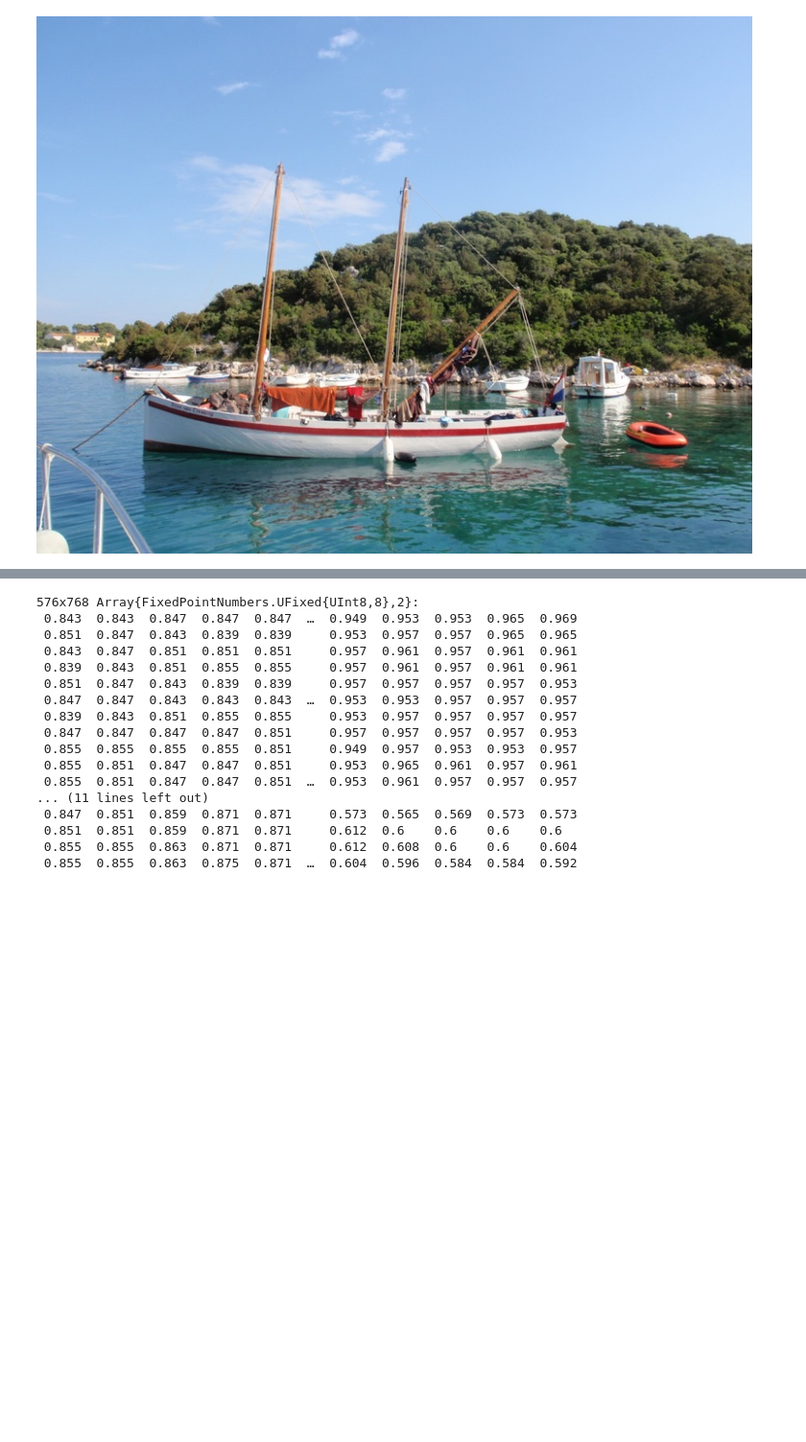
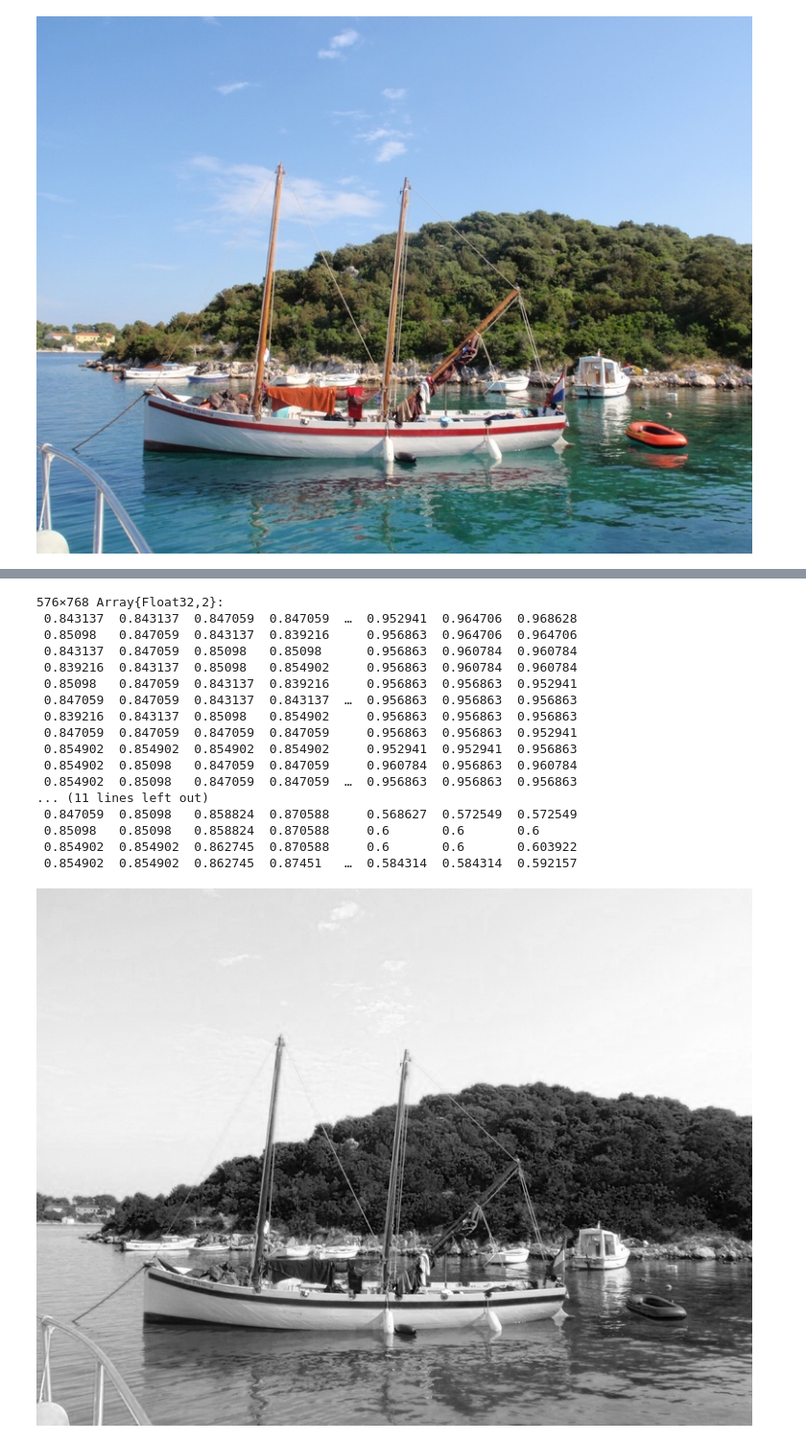
Before and after one commit to ivanslapnicar/Numericka_analiza, a Jupyter notebook: src/NA17_Kompresija_podataka.ipynb, the cells around one changed output, grey strips where cells are left out. Shown at 96% size. Saved outputs shown, nothing was run; the diff lists cells and outputs as text; code cells hidden in the pictures; blank space fills up the shorter version.

```diff
--- a/src/NA17_Kompresija_podataka.ipynb
+++ b/src/NA17_Kompresija_podataka.ipynb
@@ -45,25 +52,29 @@ RGB Images.Image with:
 # %%
-R=data(imgsep[:,:,1])
-G=data(imgsep[:,:,2])
-B=data(imgsep[:,:,3])
+R=channels[1,:,:]
+G=channels[2,:,:]
+B=channels[3,:,:]
 # %% [output]
-576x768 Array{FixedPointNumbers.UFixed{UInt8,8},2}:
- 0.843  0.843  0.847  0.847  0.847  …  0.949  0.953  0.953  0.965  0.969
- 0.851  0.847  0.843  0.839  0.839     0.953  0.957  0.957  0.965  0.965
- 0.843  0.847  0.851  0.851  0.851     0.957  0.961  0.957  0.961  0.961
- 0.839  0.843  0.851  0.855  0.855     0.957  0.961  0.957  0.961  0.961
- 0.851  0.847  0.843  0.839  0.839     0.957  0.957  0.957  0.957  0.953
- 0.847  0.847  0.843  0.843  0.843  …  0.953  0.953  0.957  0.957  0.957
- 0.839  0.843  0.851  0.855  0.855     0.953  0.957  0.957  0.957  0.957
- 0.847  0.847  0.847  0.847  0.851     0.957  0.957  0.957  0.957  0.953
- 0.855  0.855  0.855  0.855  0.851     0.949  0.957  0.953  0.953  0.957
- 0.855  0.851  0.847  0.847  0.851     0.953  0.965  0.961  0.957  0.961
- 0.855  0.851  0.847  0.847  0.851  …  0.953  0.961  0.957  0.957  0.957
+576×768 Array{Float32,2}:
+ 0.843137  0.843137  0.847059  0.847059  …  0.952941  0.964706  0.968628
+ 0.85098   0.847059  0.843137  0.839216     0.956863  0.964706  0.964706
+ 0.843137  0.847059  0.85098   0.85098      0.956863  0.960784  0.960784
+ 0.839216  0.843137  0.85098   0.854902     0.956863  0.960784  0.960784
+ 0.85098   0.847059  0.843137  0.839216     0.956863  0.956863  0.952941
+ 0.847059  0.847059  0.843137  0.843137  …  0.956863  0.956863  0.956863
+ 0.839216  0.843137  0.85098   0.854902     0.956863  0.956863  0.956863
+ 0.847059  0.847059  0.847059  0.847059     0.956863  0.956863  0.952941
+ 0.854902  0.854902  0.854902  0.854902     0.952941  0.952941  0.956863
+ 0.854902  0.85098   0.847059  0.847059     0.960784  0.956863  0.960784
+ 0.854902  0.85098   0.847059  0.847059  …  0.956863  0.956863  0.956863
 ... (11 lines left out)
- 0.847  0.851  0.859  0.871  0.871     0.573  0.565  0.569  0.573  0.573
- 0.851  0.851  0.859  0.871  0.871     0.612  0.6    0.6    0.6    0.6
- 0.855  0.855  0.863  0.871  0.871     0.612  0.608  0.6    0.6    0.604
- 0.855  0.855  0.863  0.875  0.871  …  0.604  0.596  0.584  0.584  0.592
+ 0.847059  0.85098   0.858824  0.870588     0.568627  0.572549  0.572549
+ 0.85098   0.85098   0.858824  0.870588     0.6       0.6       0.6
+ 0.854902  0.854902  0.862745  0.870588     0.6       0.6       0.603922
+ 0.854902  0.854902  0.862745  0.87451   …  0.584314  0.584314  0.592157
+# %%
+colorview(Gray,B)
+# %% [output]
+[figure, added]
 # %%
 # Izračunajmo QR rastav s pivotiranjem matrice svakog kanala
 pivot=true
```
Also changed, not shown: parts of 17 cells of this notebook, 1 other file.
